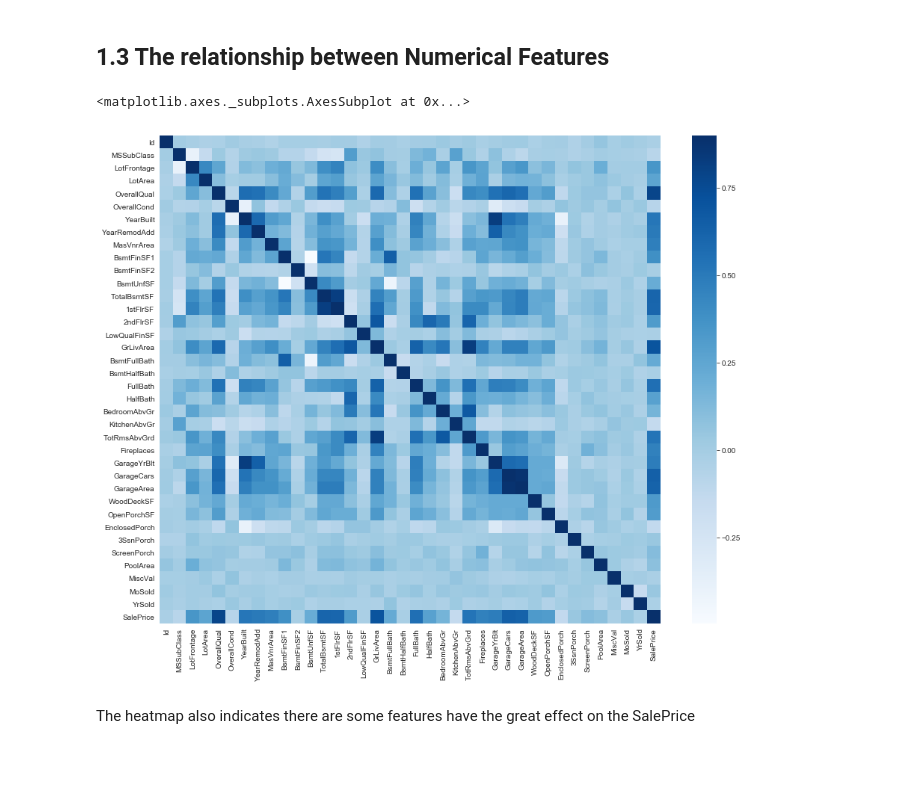
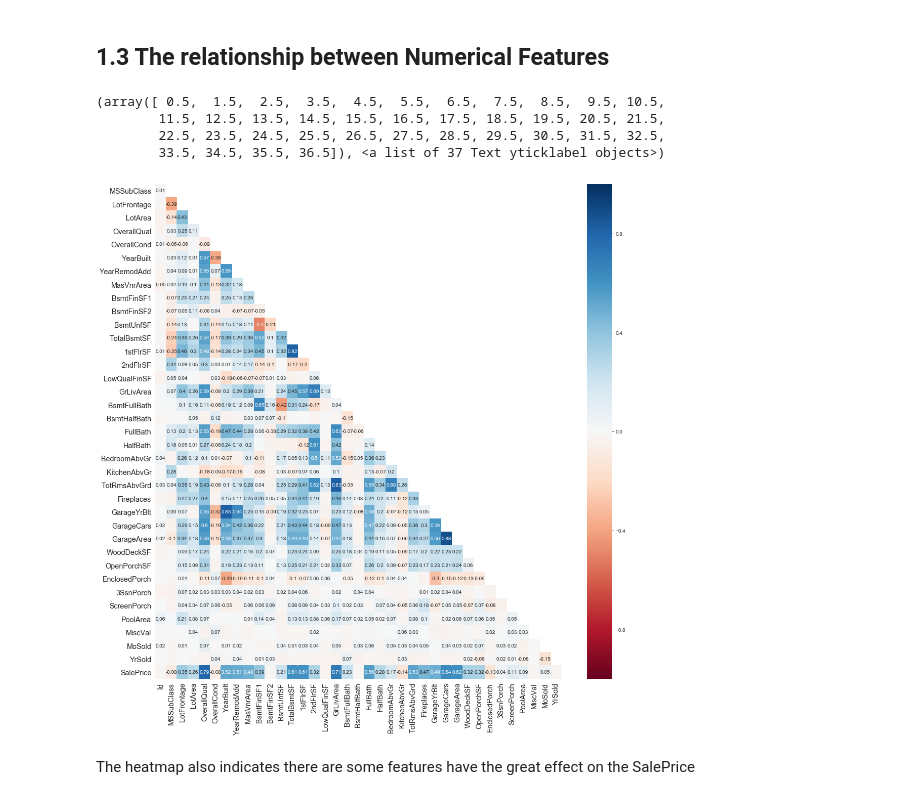
Before and after one commit to joshhmzhang/Machine-Learning-Kaggle-competition-Housing-price, a Jupyter notebook: Machine Learning Competitions.ipynb, the cells around one changed output. Cells and saved outputs as stored; diff of their text form; code cells hidden in the pictures; blank space fills up the shorter version.

```diff
--- a/Machine Learning Competitions.ipynb
+++ b/Machine Learning Competitions.ipynb
@@ -169,13 +169,29 @@ plt.show()
 [figure]
 # %% [markdown]
 ## 1.3 The relationship between Numerical Features
-# %%
-corr = home_data.corr()
-plt.subplots(figsize=(15,12))
-sns.heatmap(corr, cmap="Blues",vmax=0.9 )
-# %% [output]
-<matplotlib.axes._subplots.AxesSubplot at 0x...>
-[figure, removed]
+# %%
+# create a triangular mask to avoid repeated values
+# and make the plot easier to read
+corr = home_data.corr().iloc[1:, :-1]
+mask = np.triu(np.ones_like(corr), k=1)
+
+plt.figure(figsize=(18,18))
+ax=sns.heatmap(corr, vmin=-1, vmax=1, cmap='RdBu', mask=mask,annot=True)
+# format the text in the plot to make it easier to read
+for text in ax.texts:
+    t = float(text.get_text())
+    if -0.05 < t < 0.01:
+        text.set_text('')
+    else:
+        text.set_text(round(t, 2))
+plt.xticks(rotation=90, size='x-large')
+plt.yticks(rotation=0, size='x-large')
+# %% [output]
+(array([ 0.5,  1.5,  2.5,  3.5,  4.5,  5.5,  6.5,  7.5,  8.5,  9.5, 10.5,
+        11.5, 12.5, 13.5, 14.5, 15.5, 16.5, 17.5, 18.5, 19.5, 20.5, 21.5,
+        22.5, 23.5, 24.5, 25.5, 26.5, 27.5, 28.5, 29.5, 30.5, 31.5, 32.5,
+        33.5, 34.5, 35.5, 36.5]), <a list of 37 Text yticklabel objects>)
+[figure, added]
 # %% [markdown]
 The heatmap also indicates there are some features have the great effect on the SalePrice
 # %% [markdown]
```
Also changed, not shown: parts of 2 cells of this notebook.
